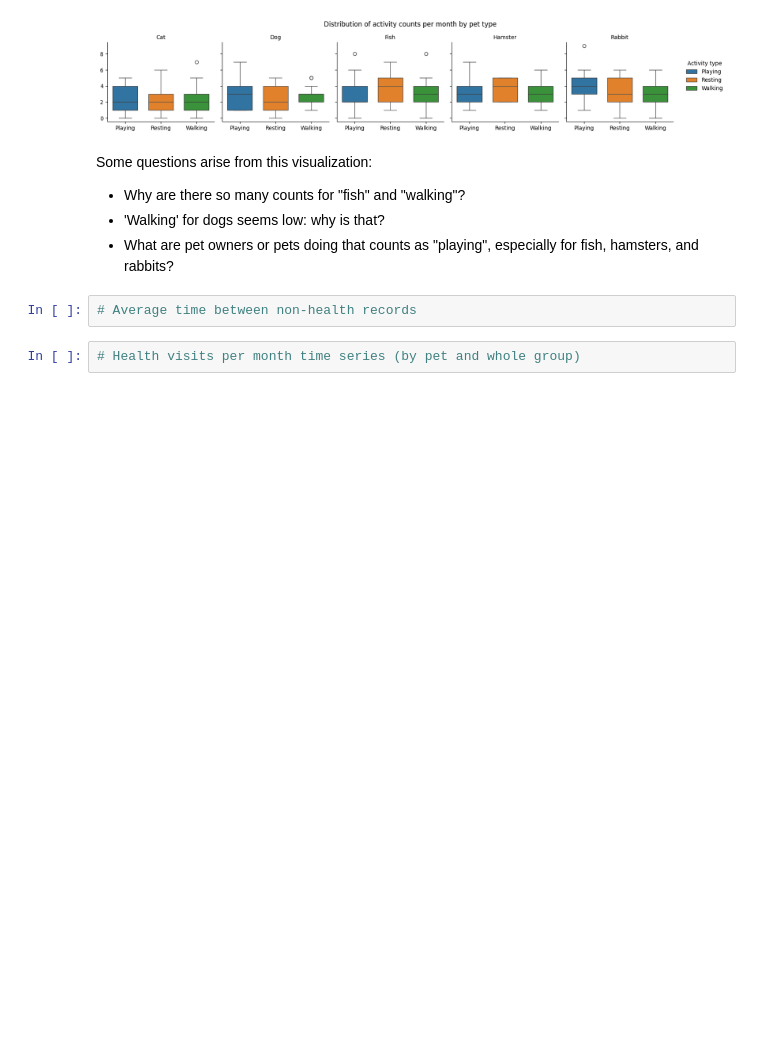
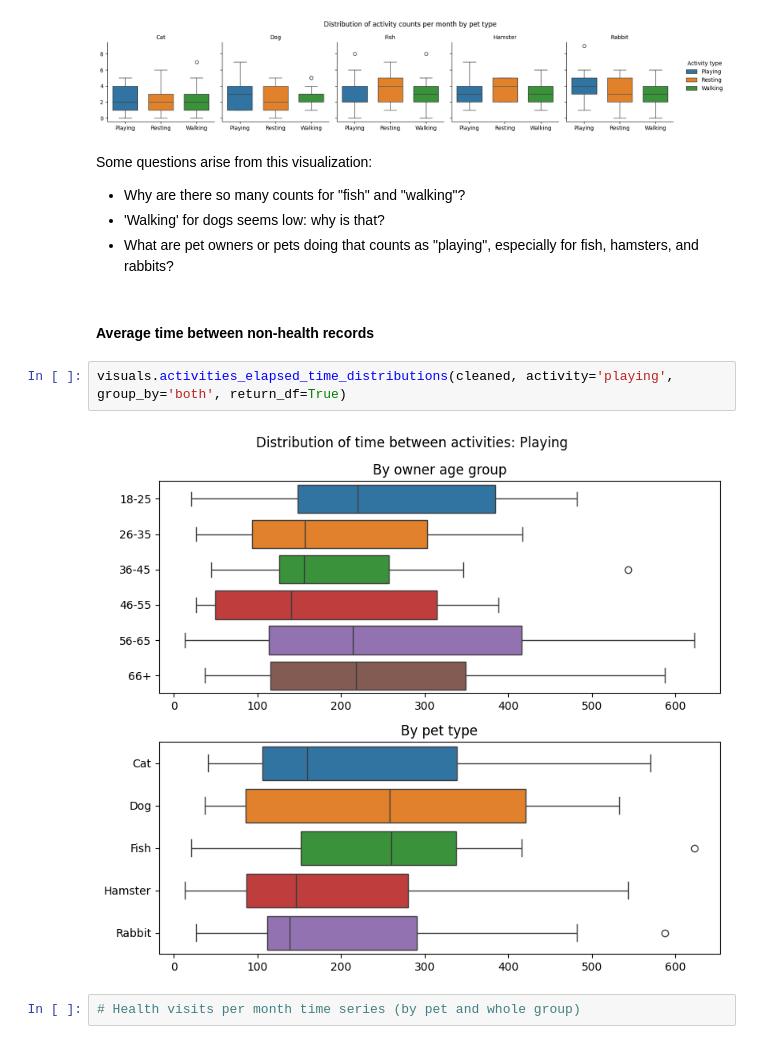
Before and after one commit to kozmik-moore/pet-software-developer-pipeline, a Jupyter notebook: code/notebook.ipynb, the cells around one changed output. Drawn from its saved outputs; the diff is of its cells as text; blank space fills up the shorter version.

Commit message:
Added visualizations for distribution of elapsed times between activitities. Updated README.

```diff
--- a/code/notebook.ipynb
+++ b/code/notebook.ipynb
@@ -169,7 +169,11 @@ Some questions arise from this visualization:
 - Why are there so many counts for "fish" and "walking"?
 - 'Walking' for dogs seems low: why is that?
 - What are pet owners or pets doing that counts as "playing", especially for fish, hamsters, and rabbits?
+# %% [markdown]
+#### Average time between non-health records
 # %%
-# Average time between non-health records
+visuals.activities_elapsed_time_distributions(cleaned, activity='playing', group_by='both', return_df=True)
+# %% [output]
+[figure, added]
 # %%
 # Health visits per month time series (by pet and whole group)
```
Also changed, not shown: parts of 3 cells of this notebook, 4 other files.
